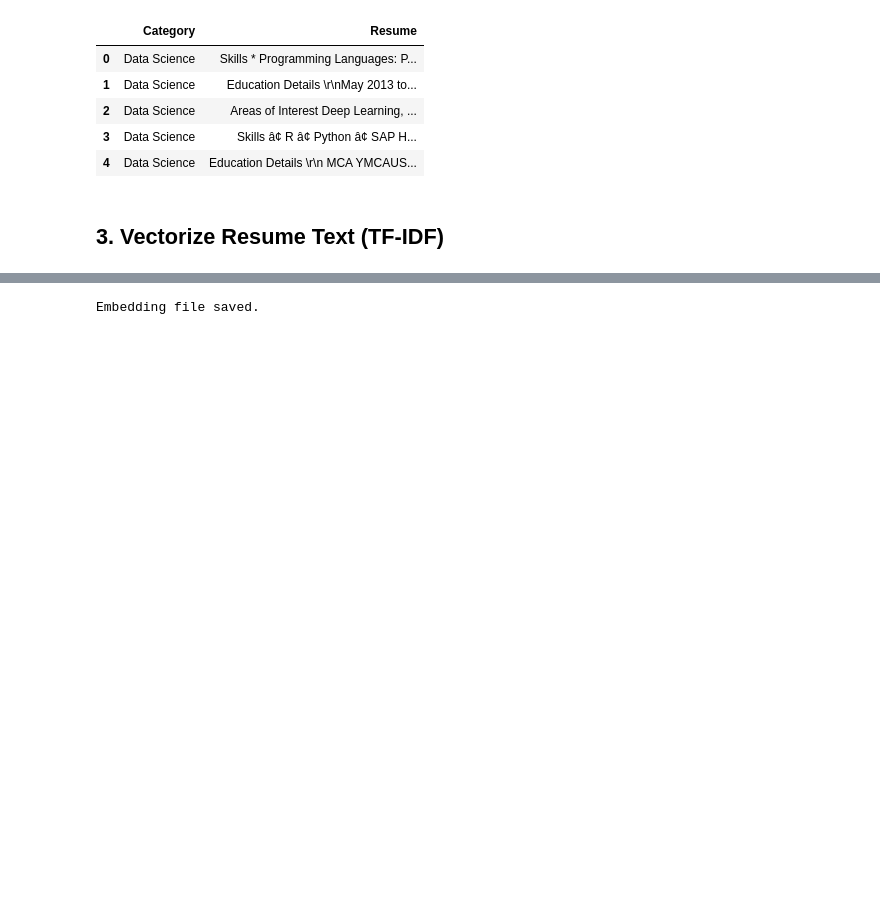
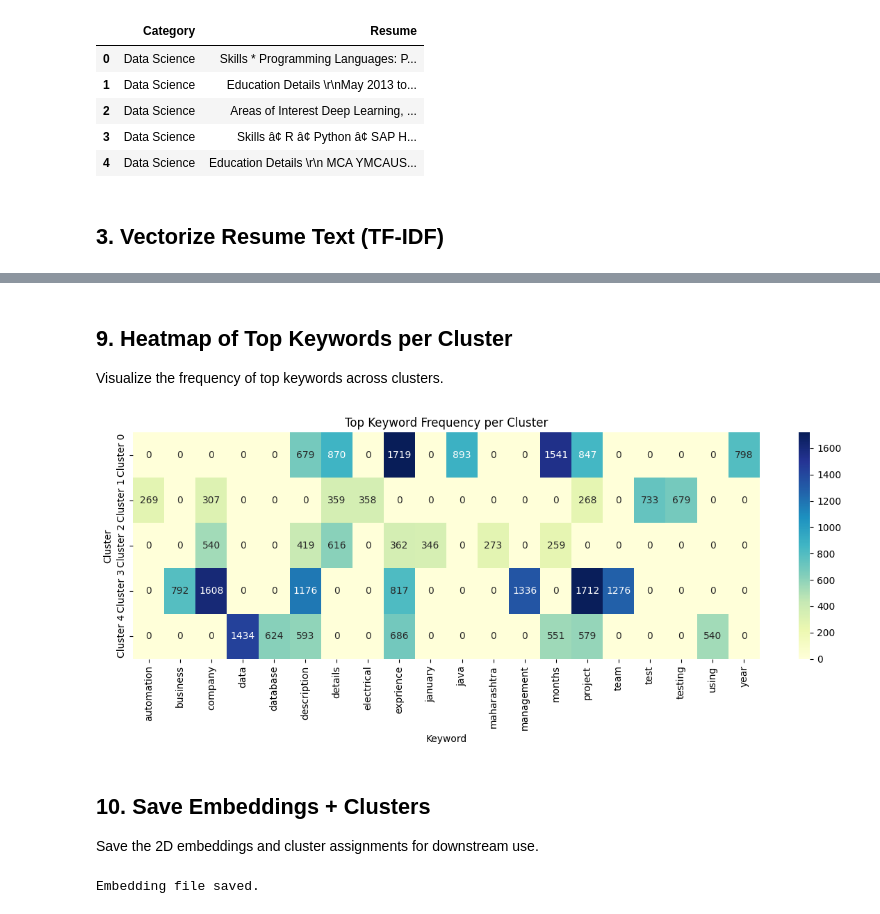
Before and after one commit to LearnerShreya/jobfit-resume-analyzer, a Jupyter notebook: notebooks/embedding_analysis.ipynb, the cells around one changed output, grey strips where cells are left out. Drawn from its saved outputs; the diff is of its cells as text; code cells hidden in the pictures; blank space fills up the shorter version.

```diff
--- a/notebooks/embedding_analysis.ipynb
+++ b/notebooks/embedding_analysis.ipynb
@@ -110 +141,35 @@ hadoop: 42
+# %% [markdown]
+## 9. Heatmap of Top Keywords per Cluster
+
+Visualize the frequency of top keywords across clusters.
+# %%
+# Build a matrix of top keywords per cluster
+top_keywords = set()
+cluster_keywords = []
+for i in range(k):
+    cluster_texts = df[df['cluster'] == i][st_col]
+    keywords = extract_top_keywords(cluster_texts, n=7)
+    cluster_keywords.append(dict(keywords))
+    top_keywords.update([kw for kw, _ in keywords])
+
+top_keywords = sorted(top_keywords)
+heatmap_data = np.zeros((k, len(top_keywords)))
+for i, kw_dict in enumerate(cluster_keywords):
+    for j, kw in enumerate(top_keywords):
+        heatmap_data[i, j] = kw_dict.get(kw, 0)
+
+plt.figure(figsize=(12, 5))
+sns.heatmap(heatmap_data, annot=True, fmt='.0f', cmap='YlGnBu',
+            xticklabels=top_keywords, yticklabels=[f'Cluster {i}' for i in range(k)])
+plt.title('Top Keyword Frequency per Cluster')
+plt.xlabel('Keyword')
+plt.ylabel('Cluster')
+plt.tight_layout()
+plt.show()
+# %% [output]
+[figure, added]
+# %% [markdown]
+## 10. Save Embeddings + Clusters
+
+Save the 2D embeddings and cluster assignments for downstream use.
 # %%
```
Also changed, not shown: parts of 20 cells of this notebook.
